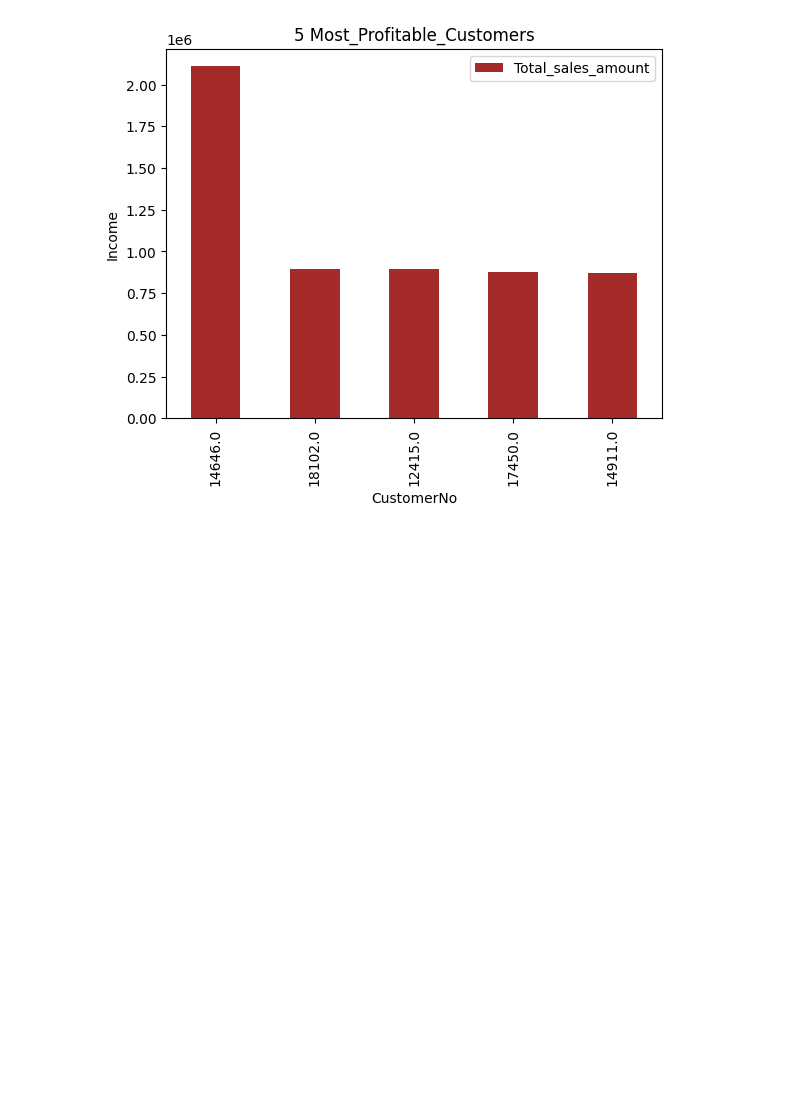
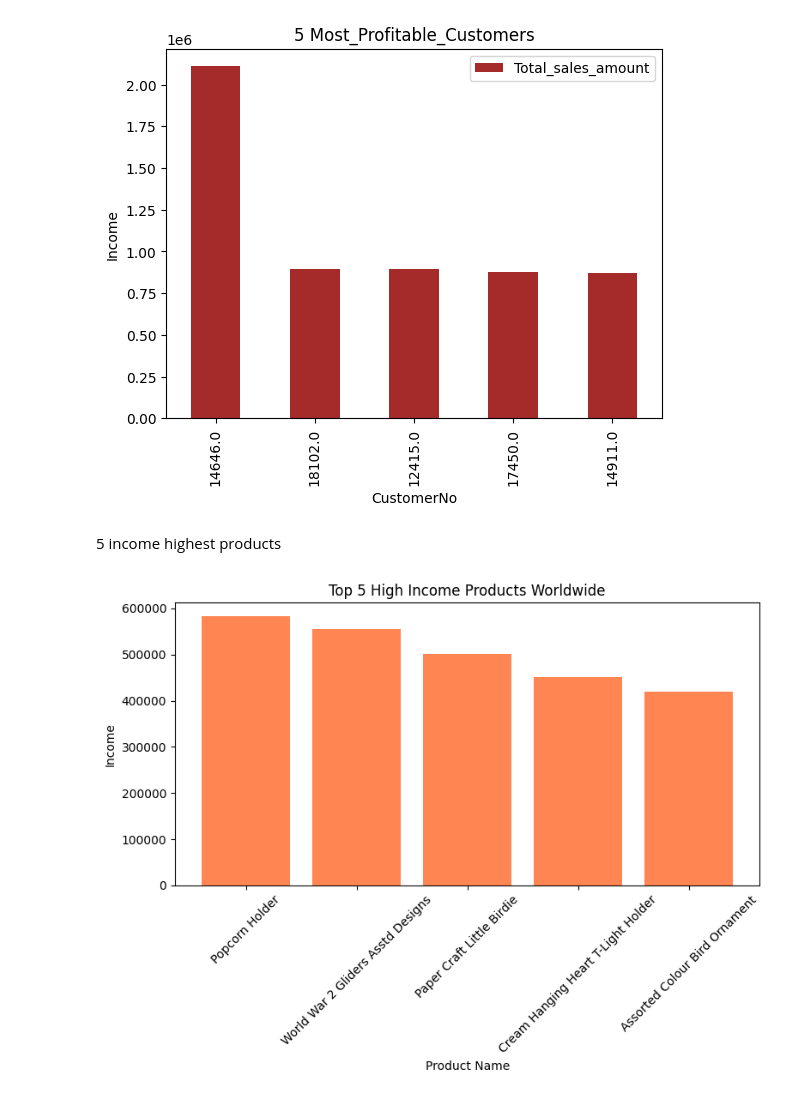
Before and after one commit to Oluyomy/Transforming_e-commerce_transactions, a Jupyter notebook: transactions.ipynb, the cells around one changed output. Cells and saved outputs as stored; diff of their text form; code cells hidden in the pictures; blank space fills up the shorter version.

Commit message:
adjustments

```diff
--- a/transactions.ipynb
+++ b/transactions.ipynb
@@ -313,3 +313,25 @@ plt.ylabel('Income')
 plt.show()
 # %% [output]
 [figure]
+# %% [markdown]
+5 income highest products
+# %%
+import pandas as pd
+import matplotlib.pyplot as plt
+
+# Group and sort the data to find the top 5 profitable products
+profitable_products = df.groupby(by='ProductName', as_index=False)['Total_sales_amount'].sum().sort_values('Total_sales_amount', ascending=False).head(5)
+
+# Create the bar plot
+plt.figure(figsize=(8, 6))  # Adjust the figure size if needed
+plt.bar(profitable_products['ProductName'], profitable_products['Total_sales_amount'], color='#FF8552')
+plt.xlabel('Product Name')
+plt.ylabel('Income')
+plt.title('Top 5 High Income Products Worldwide')
+plt.xticks(rotation=45)  # Rotate x-axis labels for better readability
+plt.tight_layout()
+
+# Show the plot
+plt.show()
+# %% [output]
+[figure, added]
```
Also changed, not shown: 1 other file.
